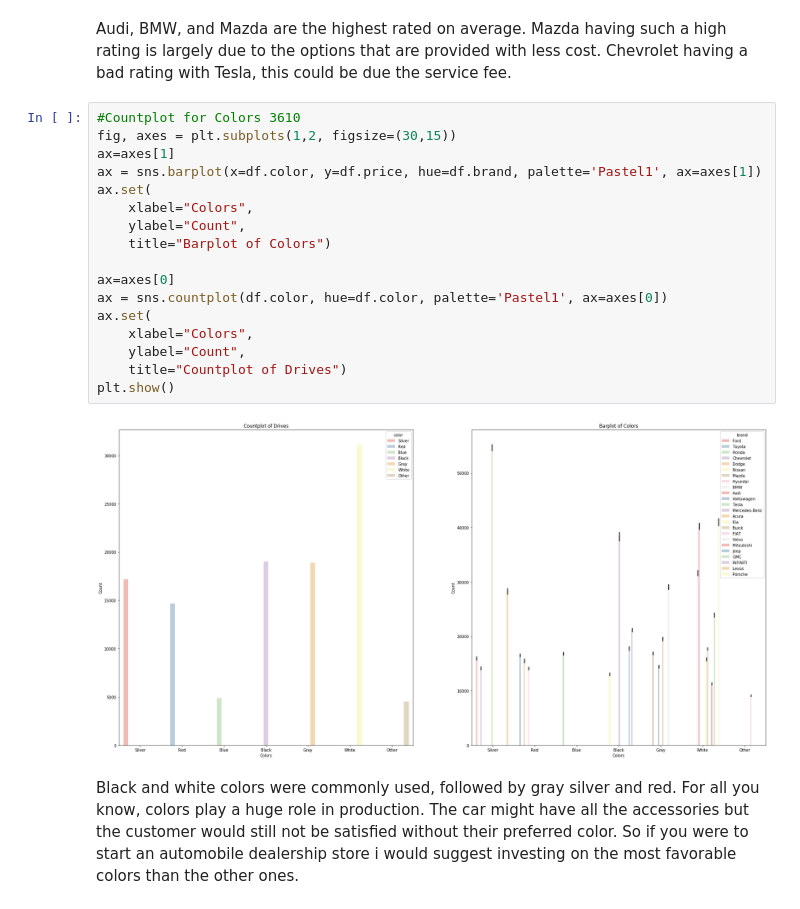
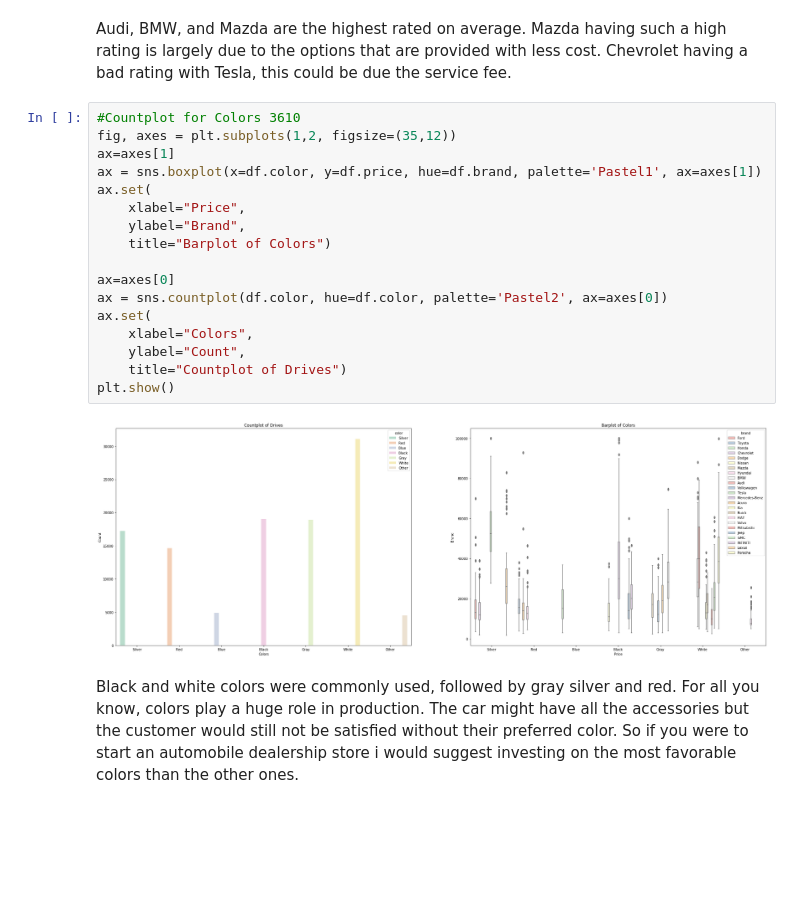
Before and after one commit to sajithgowthaman/Predicting-Car-Price-, a Jupyter notebook: Predicting_Price_Cars.com.ipynb, the cells around one changed output. Drawn from its saved outputs; the diff is of its cells as text; blank space fills up the shorter version.

```diff
--- a/Predicting_Price_Cars.com.ipynb
+++ b/Predicting_Price_Cars.com.ipynb
@@ -462,23 +462,23 @@ plt.show()
 Audi, BMW, and Mazda are the highest rated on average. Mazda having such a high rating is largely due to the options that are provided with less cost. Chevrolet having a bad rating with Tesla, this could be due the service fee.
 # %%
 #Countplot for Colors 3610
-fig, axes = plt.subplots(1,2, figsize=(30,15))
+fig, axes = plt.subplots(1,2, figsize=(35,12))
 ax=axes[1]
-ax = sns.barplot(x=df.color, y=df.price, hue=df.brand, palette='Pastel1', ax=axes[1])
+ax = sns.boxplot(x=df.color, y=df.price, hue=df.brand, palette='Pastel1', ax=axes[1])
 ax.set(
-    xlabel="Colors",
-    ylabel="Count",
+    xlabel="Price",
+    ylabel="Brand",
     title="Barplot of Colors")
 
 ax=axes[0]
-ax = sns.countplot(df.color, hue=df.color, palette='Pastel1', ax=axes[0])
+ax = sns.countplot(df.color, hue=df.color, palette='Pastel2', ax=axes[0])
 ax.set(
     xlabel="Colors",
     ylabel="Count",
     title="Countplot of Drives")
 plt.show()
 # %% [output]
-[figure, old version]
+[figure, new version]
 # %% [markdown]
 Black and white colors were commonly used, followed by gray silver and red. For all you know, colors play a huge role in production. The car might have all the accessories but the customer would still not be satisfied without their preferred color. So if you were to start an automobile dealership store i would suggest investing on the most favorable colors than the other ones.
 # %%
```
Also changed, not shown: parts of 6 cells of this notebook.
